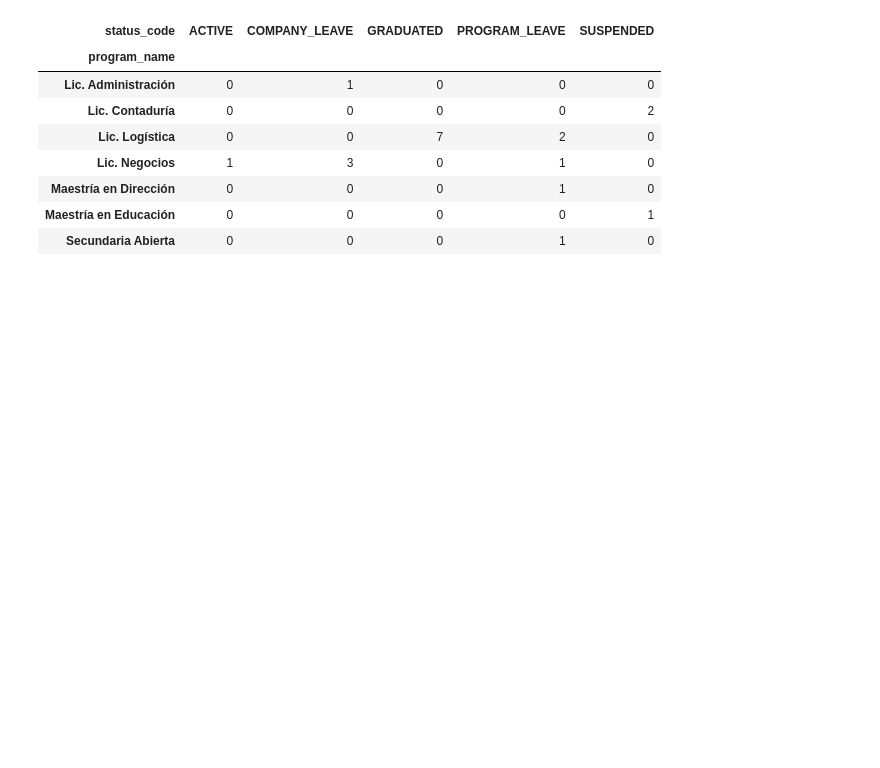
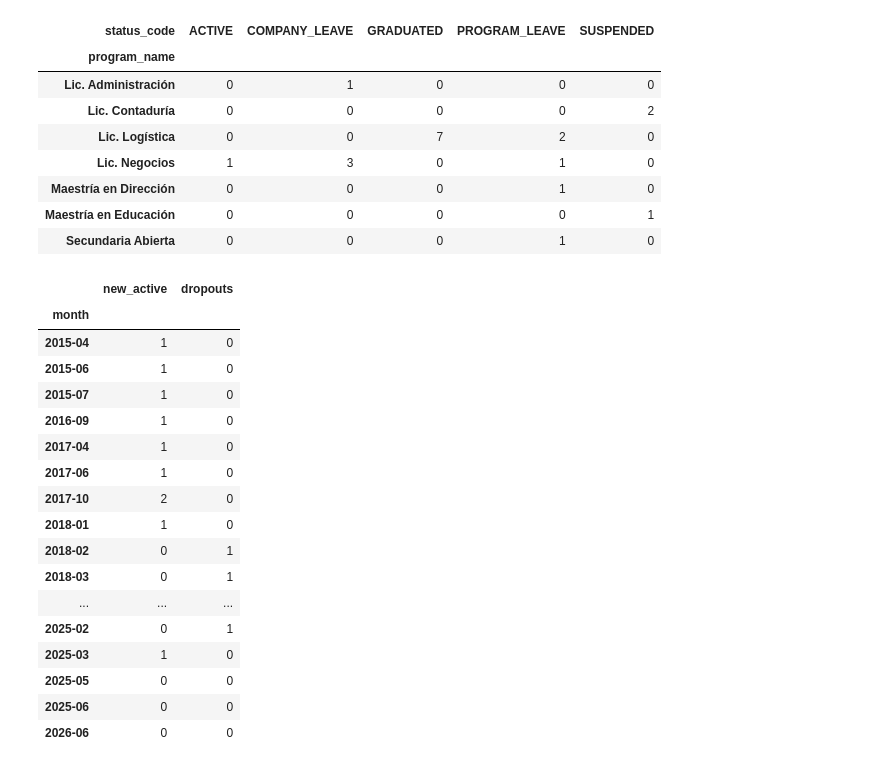
Before and after one commit to JavissNeg/ag-challenge, a Jupyter notebook: data-analysis/analysis.ipynb, the cells around one changed output. Saved outputs shown, nothing was run; the diff lists cells and outputs as text; code cells hidden in the pictures; blank space fills up the shorter version.

Commit message:
feat(data-analysis): analyze monthly active and dropout trends

```diff
--- a/data-analysis/analysis.ipynb
+++ b/data-analysis/analysis.ipynb
@@ -197,0 +202,55 @@ status_distribution
+# %%
+history_analysis_df = (
+    status_history_df
+    .merge(
+        statuses_df[["status_id", "status_code"]],
+        left_on="new_status_id",
+        right_on="status_id",
+        how="left"
+    )
+)
+
+history_analysis_df["month"] = (
+    pd.to_datetime(history_analysis_df["changed_at"])
+    .dt.to_period("M")
+    .astype(str)
+)
+
+monthly_status_changes = (
+    history_analysis_df
+    .groupby(["month", "status_code"])
+    .size()
+    .unstack(fill_value=0)
+)
+
+monthly_trend = pd.DataFrame(index=monthly_status_changes.index)
+
+monthly_trend["new_active"] = (
+    monthly_status_changes.get("ACTIVE", 0)
+)
+
+monthly_trend["dropouts"] = (
+    monthly_status_changes.get("COMPANY_LEAVE", 0)
+    + monthly_status_changes.get("PROGRAM_LEAVE", 0)
+)
+
+monthly_trend
+# %% [output]
+|  | new_active | dropouts |
+| month |  |  |
+| 2015-04 | 1 | 0 |
+| 2015-06 | 1 | 0 |
+| 2015-07 | 1 | 0 |
+| 2016-09 | 1 | 0 |
+| 2017-04 | 1 | 0 |
+| 2017-06 | 1 | 0 |
+| 2017-10 | 2 | 0 |
+| 2018-01 | 1 | 0 |
+| 2018-02 | 0 | 1 |
+| 2018-03 | 0 | 1 |
+| ... | ... | ... |
+| 2025-02 | 0 | 1 |
+| 2025-03 | 1 | 0 |
+| 2025-05 | 0 | 0 |
+| 2025-06 | 0 | 0 |
+| 2026-06 | 0 | 0 |
```
Also changed, not shown: parts of 1 cell of this notebook.
